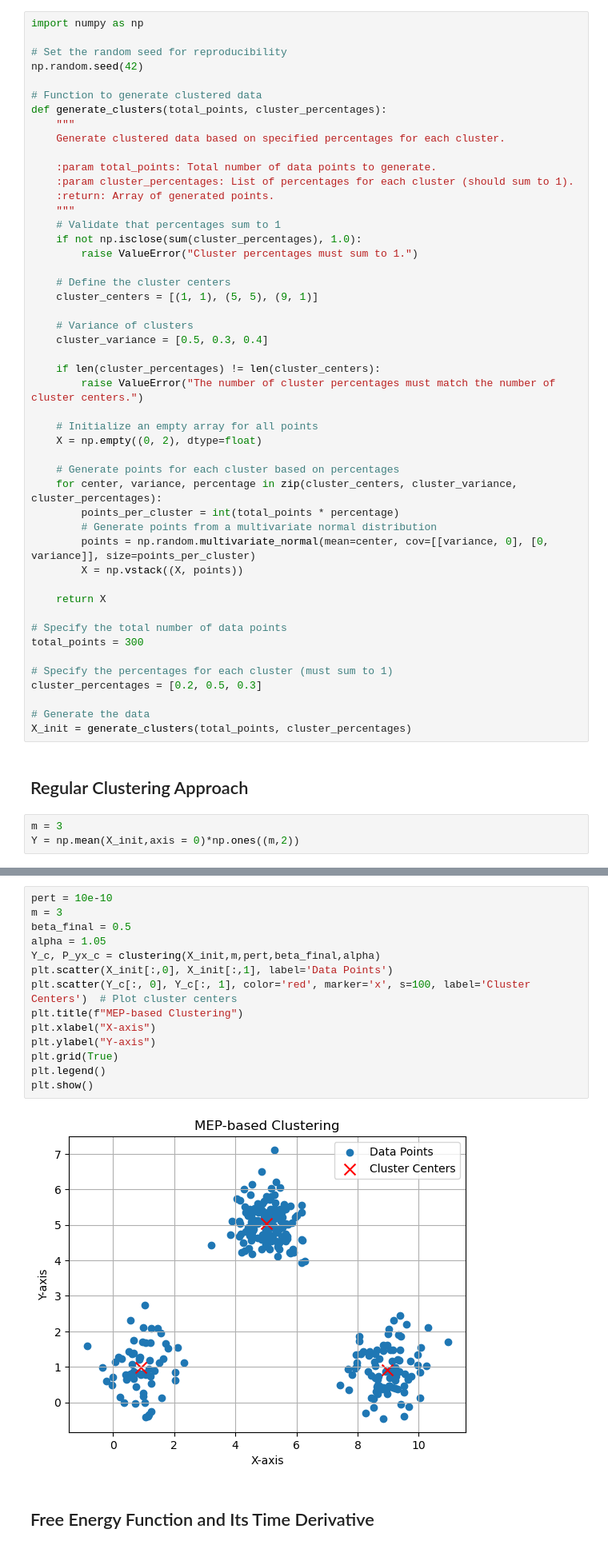
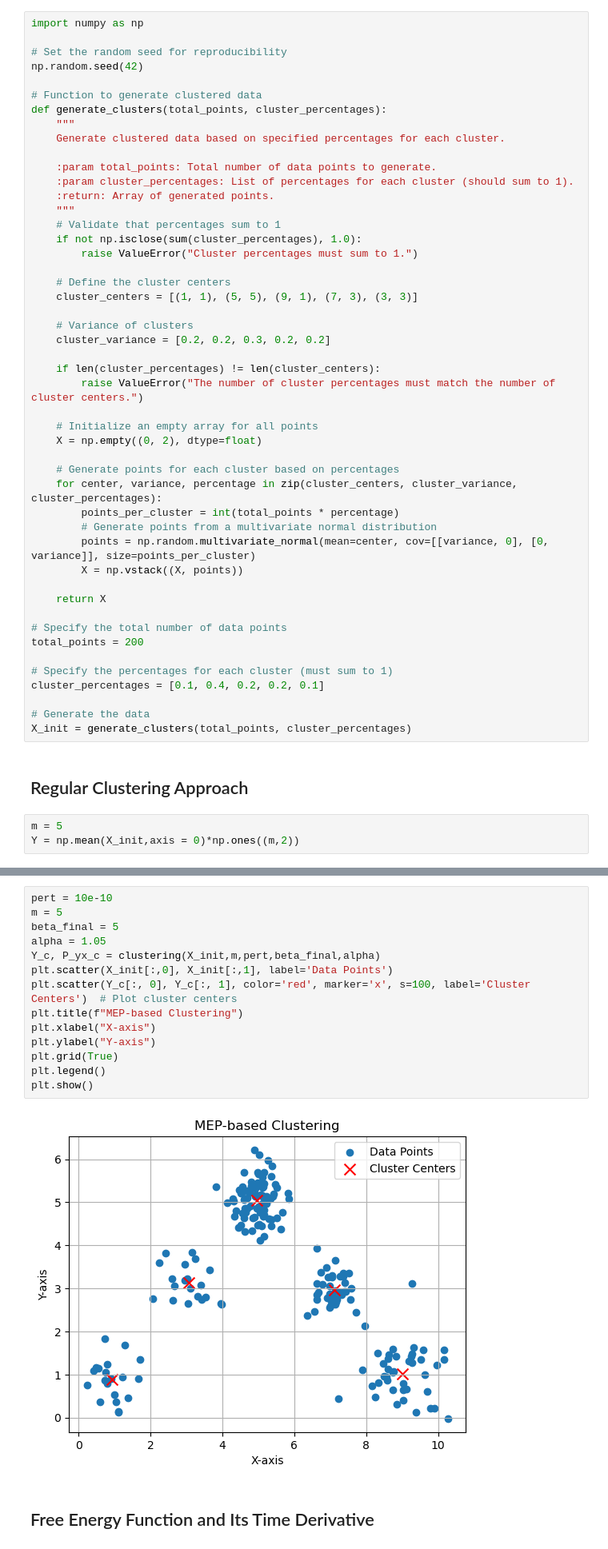
Before and after one commit to alisina75/Constrained-Clustering, a Jupyter notebook: Capacity_Constrained.ipynb, the cells around one changed output, grey strips where cells are left out. Shown at 80% size. Saved outputs shown, nothing was run; the diff lists cells and outputs as text.

```diff
--- a/Capacity_Constrained.ipynb
+++ b/Capacity_Constrained.ipynb
@@ -46,10 +46,10 @@ def generate_clusters(total_points, cluster_percentages):
         raise ValueError("Cluster percentages must sum to 1.")
 
     # Define the cluster centers
-    cluster_centers = [(1, 1), (5, 5), (9, 1)]
+    cluster_centers = [(1, 1), (5, 5), (9, 1), (7, 3), (3, 3)]
 
     # Variance of clusters
-    cluster_variance = [0.5, 0.3, 0.4]
+    cluster_variance = [0.2, 0.2, 0.3, 0.2, 0.2]
 
     if len(cluster_percentages) != len(cluster_centers):
         raise ValueError("The number of cluster percentages must match the number of cluster centers.")
@@ -67,17 +67,17 @@ def generate_clusters(total_points, cluster_percentages):
     return X
 
 # Specify the total number of data points
-total_points = 300
+total_points = 200
 
 # Specify the percentages for each cluster (must sum to 1)
-cluster_percentages = [0.2, 0.5, 0.3]
+cluster_percentages = [0.1, 0.4, 0.2, 0.2, 0.1]
 
 # Generate the data
 X_init = generate_clusters(total_points, cluster_percentages)
 # %% [markdown]
 ## Regular Clustering Approach
 # %%
-m = 3
+m = 5
 Y = np.mean(X_init,axis = 0)*np.ones((m,2))
 # %%
 plt.figure(figsize=(10, 8))  # Set the size of the plot
@@ -117,20 +117,20 @@ def clustering(X_init,m,pert,beta_final,alpha):
     return Y, P_yx
 # %%
 pert = 10e-10
-m = 3
-beta_final = 0.5
+m = 5
+beta_final = 5
 alpha = 1.05
 Y_c, P_yx_c = clustering(X_init,m,pert,beta_final,alpha)
 plt.scatter(X_init[:,0], X_init[:,1], label='Data Points')
 plt.scatter(Y_c[:, 0], Y_c[:, 1], color='red', marker='x', s=100, label='Cluster Centers')  # Plot cluster centers
 plt.title(f"MEP-based Clustering")
 plt.xlabel("X-axis")
 plt.ylabel("Y-axis")
 plt.grid(True)
 plt.legend()
 plt.show()
 # %% [output]
-[figure, old version]
+[figure, new version]
 # %% [markdown]
 ## Free Energy Function and Its Time Derivative
 # %%
```
Also changed, not shown: parts of 39 cells of this notebook.
